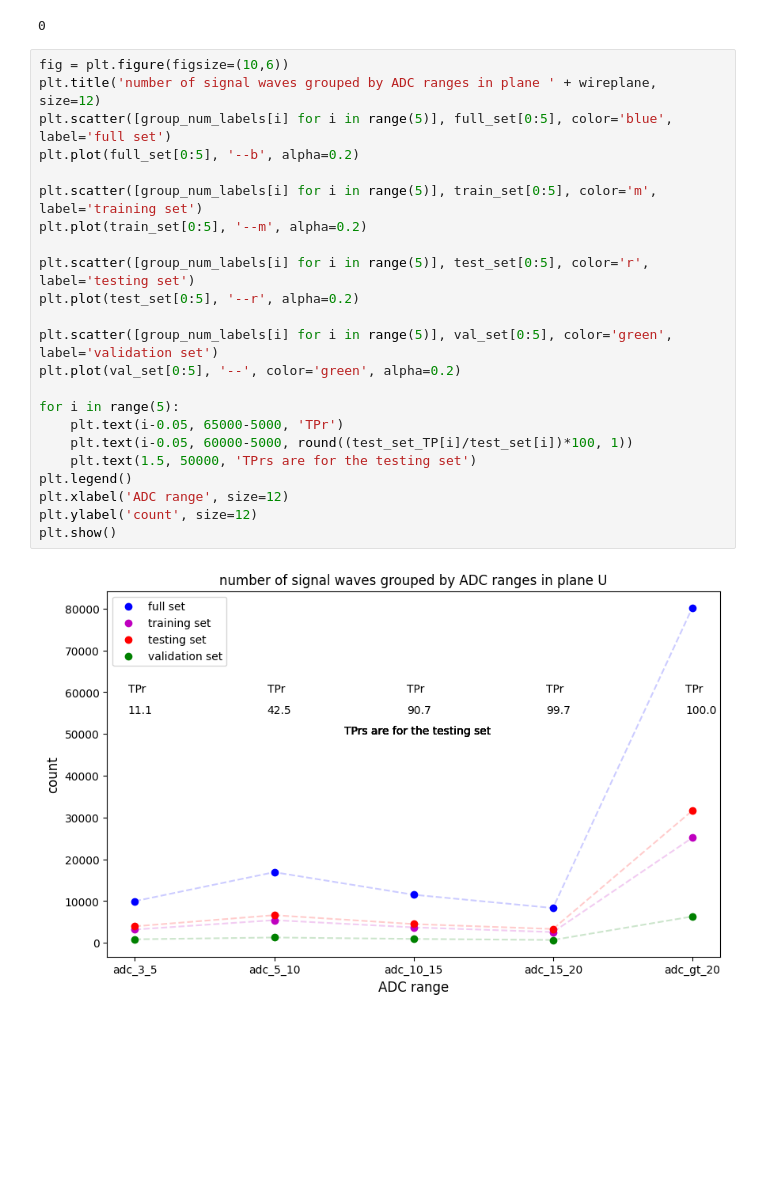
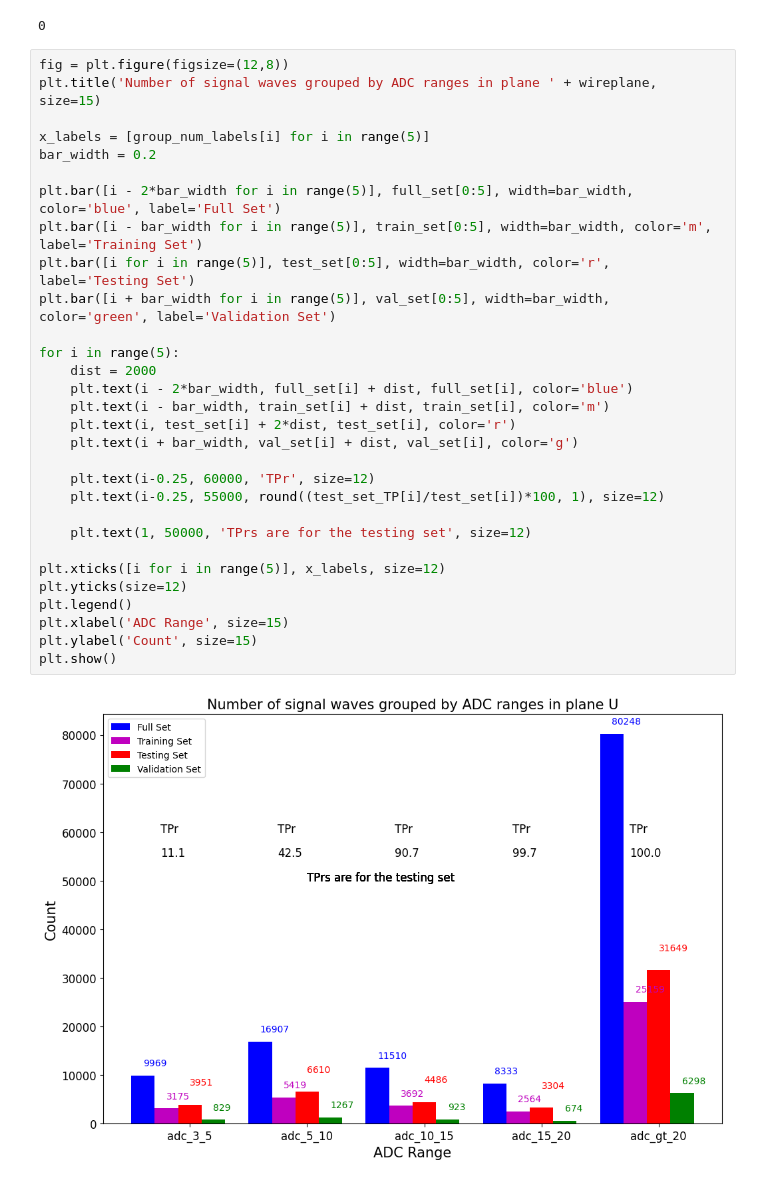
Before and after one commit to In-storage-compute/LArTPC-1DCNN-AutoEncoder, a Jupyter notebook: Neutrino-Trained-New-Dataset/AutoEncoder-Current/explore_dataset_U.ipynb, the cells around one changed output. Saved outputs shown, nothing was run; the diff lists cells and outputs as text; blank space fills up the shorter version.

Commit message:
update dist. plot

```diff
--- a/Neutrino-Trained-New-Dataset/AutoEncoder-Current/explore_dataset_U.ipynb
+++ b/Neutrino-Trained-New-Dataset/AutoEncoder-Current/explore_dataset_U.ipynb
@@ -475,27 +475,34 @@ full_set[5]
 # %% [output]
 0
 # %%
-fig = plt.figure(figsize=(10,6))
-plt.title('number of signal waves grouped by ADC ranges in plane ' + wireplane, size=12)
-plt.scatter([group_num_labels[i] for i in range(5)], full_set[0:5], color='blue', label='full set')
-plt.plot(full_set[0:5], '--b', alpha=0.2)
+fig = plt.figure(figsize=(12,8))
+plt.title('Number of signal waves grouped by ADC ranges in plane ' + wireplane, size=15)
 
-plt.scatter([group_num_labels[i] for i in range(5)], train_set[0:5], color='m', label='training set')
-plt.plot(train_set[0:5], '--m', alpha=0.2)
+x_labels = [group_num_labels[i] for i in range(5)]
+bar_width = 0.2
 
-plt.scatter([group_num_labels[i] for i in range(5)], test_set[0:5], color='r', label='testing set')
-plt.plot(test_set[0:5], '--r', alpha=0.2)
-
-plt.scatter([group_num_labels[i] for i in range(5)], val_set[0:5], color='green', label='validation set')
-plt.plot(val_set[0:5], '--', color='green', alpha=0.2)
+plt.bar([i - 2*bar_width for i in range(5)], full_set[0:5], width=bar_width, color='blue', label='Full Set')
+plt.bar([i - bar_width for i in range(5)], train_set[0:5], width=bar_width, color='m', label='Training Set')
+plt.bar([i for i in range(5)], test_set[0:5], width=bar_width, color='r', label='Testing Set')
+plt.bar([i + bar_width for i in range(5)], val_set[0:5], width=bar_width, color='green', label='Validation Set')
 
 for i in range(5):
-    plt.text(i-0.05, 65000-5000, 'TPr')
-    plt.text(i-0.05, 60000-5000, round((test_set_TP[i]/test_set[i])*100, 1))
-    plt.text(1.5, 50000, 'TPrs are for the testing set')
+    dist = 2000
+    plt.text(i - 2*bar_width, full_set[i] + dist, full_set[i], color='blue')
+    plt.text(i - bar_width, train_set[i] + dist, train_set[i], color='m')
+    plt.text(i, test_set[i] + 2*dist, test_set[i], color='r')
+    plt.text(i + bar_width, val_set[i] + dist, val_set[i], color='g')
+
+    plt.text(i-0.25, 60000, 'TPr', size=12)
+    plt.text(i-0.25, 55000, round((test_set_TP[i]/test_set[i])*100, 1), size=12)
+
+    plt.text(1, 50000, 'TPrs are for the testing set', size=12)
+
+plt.xticks([i for i in range(5)], x_labels, size=12)
+plt.yticks(size=12)
 plt.legend()
-plt.xlabel('ADC range', size=12)
-plt.ylabel('count', size=12)
+plt.xlabel('ADC Range', size=15)
+plt.ylabel('Count', size=15)
 plt.show()
 # %% [output]
-[figure, old version]
+[figure, new version]
```
Also changed, not shown: parts of 2 cells of this notebook, 2 other files.
